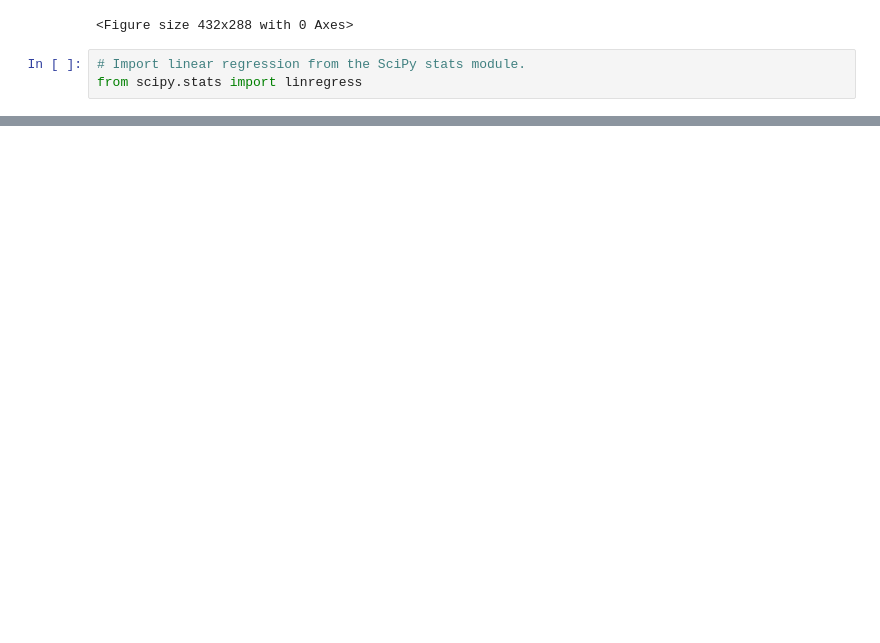
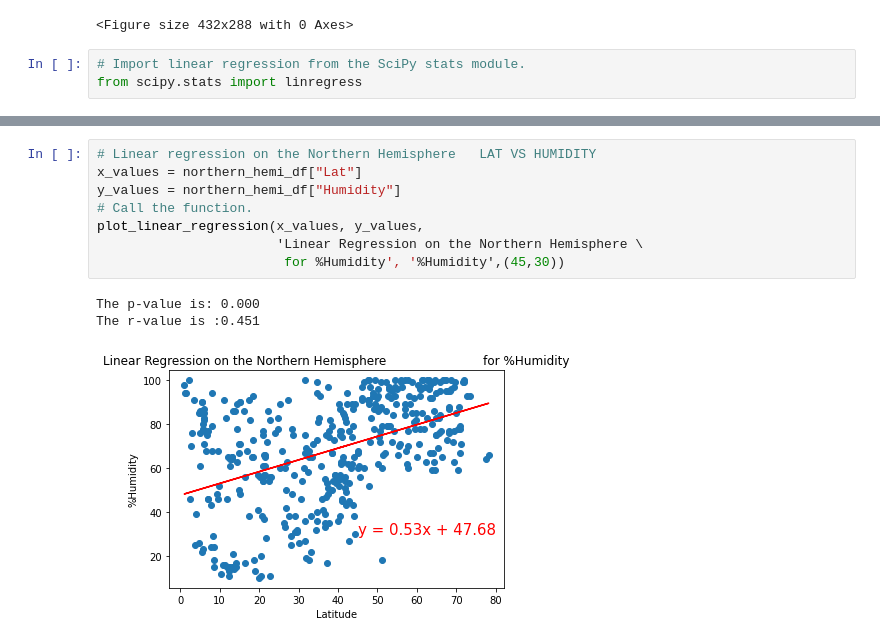
Before and after one commit to rajimuth/world_weather_analysis, a Jupyter notebook: WeatherPy.ipynb, the cells around one changed output, grey strips where cells are left out. Saved outputs shown, nothing was run; the diff lists cells and outputs as text; blank space fills up the shorter version.

```diff
--- a/WeatherPy.ipynb
+++ b/WeatherPy.ipynb
@@ -227,0 +258,12 @@ def plot_linear_regression(x_values, y_values, title, y_label, text_coordinates)
+# %%
+# Linear regression on the Northern Hemisphere   LAT VS HUMIDITY
+x_values = northern_hemi_df["Lat"]
+y_values = northern_hemi_df["Humidity"]
+# Call the function.
+plot_linear_regression(x_values, y_values,
+                       'Linear Regression on the Northern Hemisphere \
+                        for %Humidity', '%Humidity',(45,30))
+# %% [output]
+The p-value is: 0.000
+The r-value is :0.451
+[figure, added]
```
Also changed, not shown: parts of 28 cells of this notebook, 2 other files.
